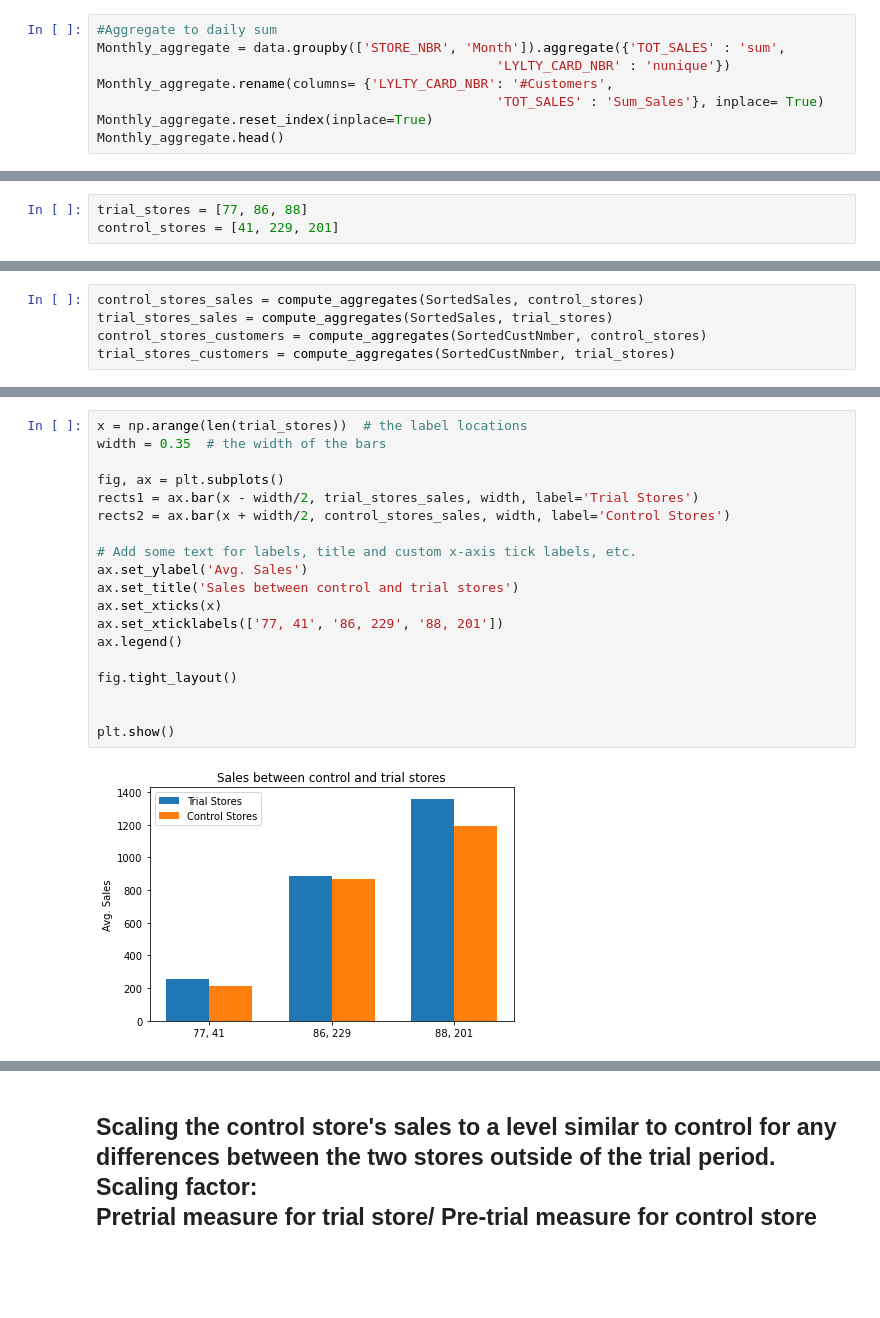
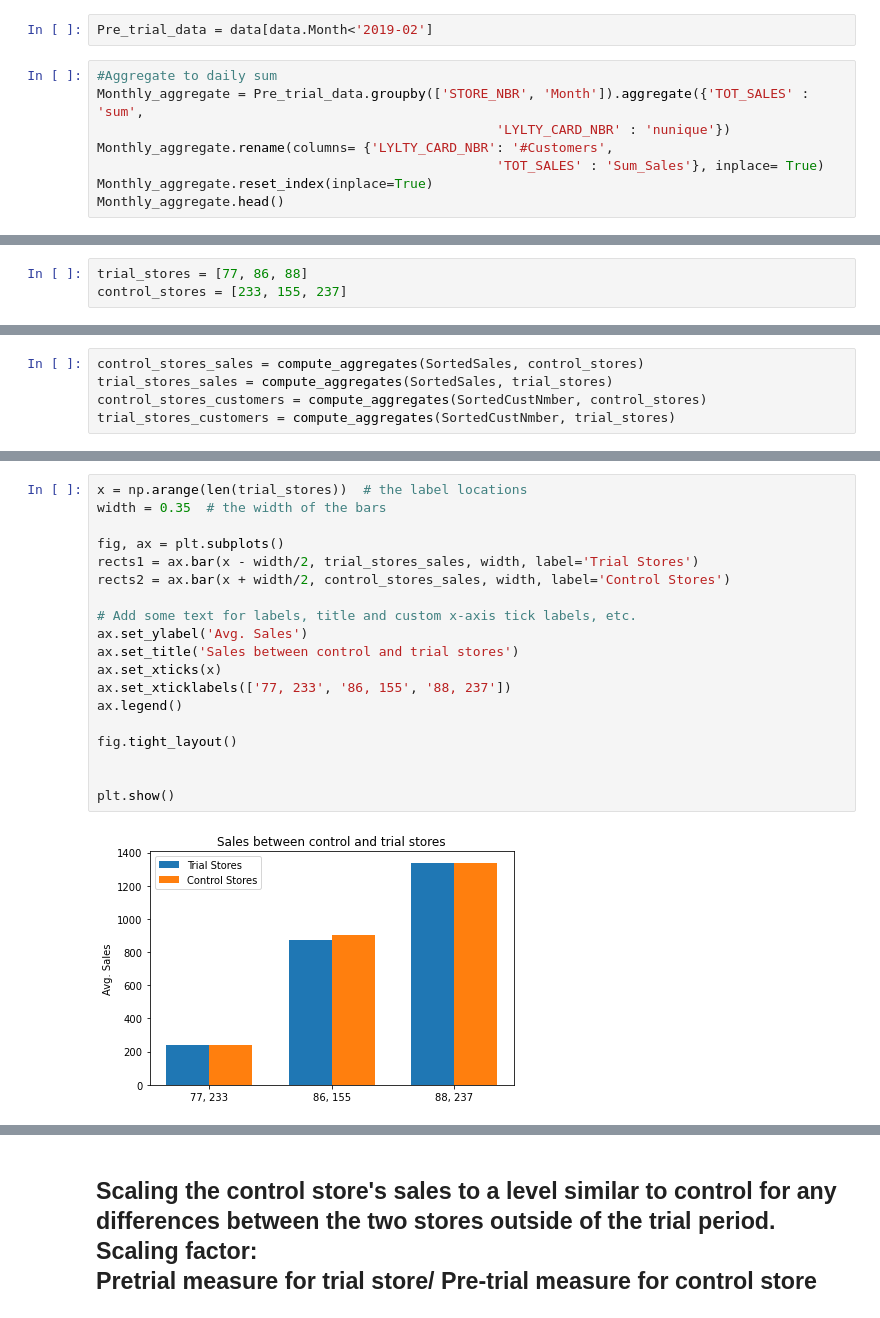
Before and after one commit to wisdomtooth546/Quantium, a Jupyter notebook: Task2.ipynb, the cells around one changed output, grey strips where cells are left out. Cells and saved outputs as stored; diff of their text form; blank space fills up the shorter version.

Commit message:
Fixed store selection

```diff
--- a/Task2.ipynb
+++ b/Task2.ipynb
@@ -15,9 +16,11 @@ data.head()
 | 2 | 1003 | 2019-03-07 | 1 | 3 | 52 | Grain Waves Sour Cream&Chives 210G | 1 | 3.6 | 210 | ... |
 | 3 | 1003 | 2019-03-08 | 1 | 4 | 106 | Natural ChipCo Hony Soy Chckn175g | 1 | 3.0 | 175 | ... |
 | 4 | 1004 | 2018-11-02 | 1 | 5 | 96 | WW Original Stacked Chips 160g | 1 | 1.9 | 160 | ... |
+# %%
+Pre_trial_data = data[data.Month<'2019-02']
 # %%
 #Aggregate to daily sum
-Monthly_aggregate = data.groupby(['STORE_NBR', 'Month']).aggregate({'TOT_SALES' : 'sum',
+Monthly_aggregate = Pre_trial_data.groupby(['STORE_NBR', 'Month']).aggregate({'TOT_SALES' : 'sum',
                                                    'LYLTY_CARD_NBR' : 'nunique'})
 Monthly_aggregate.rename(columns= {'LYLTY_CARD_NBR': '#Customers',
                                                    'TOT_SALES' : 'Sum_Sales'}, inplace= True)
@@ -130,7 +142,7 @@ control_stores_86.loc[control_stores_86[0]>0.6]
 SortedSales = Sales_metric.transpose().sort_index()
 # %%
 trial_stores = [77, 86, 88]
-control_stores = [41, 229, 201]
+control_stores = [233, 155, 237]
 # %%
 SortedCustNmber = Customer_metric.transpose()
 # %%
@@ -187,24 +198,24 @@ plt.show()
 # %%
 x = np.arange(len(trial_stores))  # the label locations
 width = 0.35  # the width of the bars
 
 fig, ax = plt.subplots()
 rects1 = ax.bar(x - width/2, trial_stores_sales, width, label='Trial Stores')
 rects2 = ax.bar(x + width/2, control_stores_sales, width, label='Control Stores')
 
 # Add some text for labels, title and custom x-axis tick labels, etc.
 ax.set_ylabel('Avg. Sales')
 ax.set_title('Sales between control and trial stores')
 ax.set_xticks(x)
-ax.set_xticklabels(['77, 41', '86, 229', '88, 201'])
+ax.set_xticklabels(['77, 233', '86, 155', '88, 237'])
 ax.legend()
 
 fig.tight_layout()
 
 
 plt.show()
 # %% [output]
-[figure, old version]
+[figure, new version]
 # %%
 x = np.arange(len(trial_stores))  # the label locations
 width = 0.35  # the width of the bars
```
Also changed, not shown: parts of 33 cells of this notebook.
